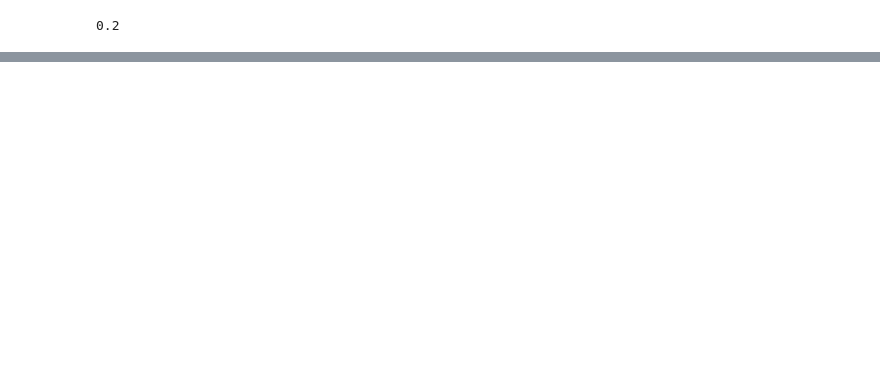
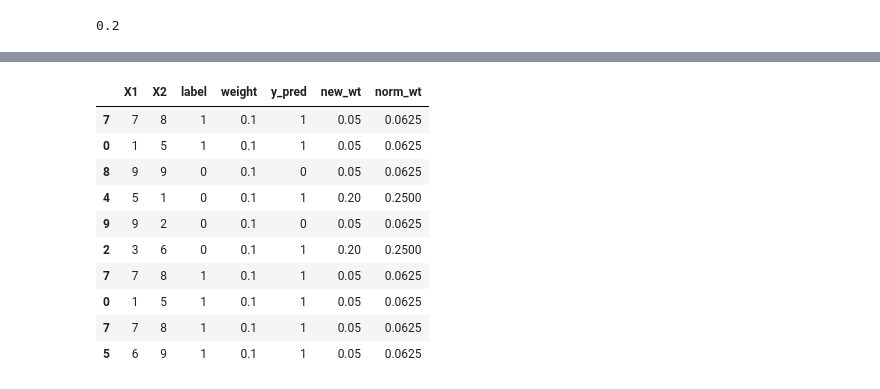
Before and after one commit to Khushi130404/Ensemble-Learning, a Jupyter notebook: AdaBoost/my_adaboost.ipynb, the cells around one changed output, grey strips where cells are left out. Saved outputs shown, nothing was run; the diff lists cells and outputs as text; code cells hidden in the pictures; blank space fills up the shorter version.

```diff
--- a/AdaBoost/my_adaboost.ipynb
+++ b/AdaBoost/my_adaboost.ipynb
@@ -260,0 +272,2 @@ df2
+# %%
+df2['norm_wt'] = df2['new_wt']/sum
@@ -260,0 +278,14 @@ df2
+# %%
+df2
+# %% [output]
+|  | X1 | X2 | label | weight | y_pred | new_wt | norm_wt |
+| 7 | 7 | 8 | 1 | 0.1 | 1 | 0.05 | 0.0625 |
+| 0 | 1 | 5 | 1 | 0.1 | 1 | 0.05 | 0.0625 |
+| 8 | 9 | 9 | 0 | 0.1 | 0 | 0.05 | 0.0625 |
+| 4 | 5 | 1 | 0 | 0.1 | 1 | 0.20 | 0.2500 |
+| 9 | 9 | 2 | 0 | 0.1 | 0 | 0.05 | 0.0625 |
+| 2 | 3 | 6 | 0 | 0.1 | 1 | 0.20 | 0.2500 |
+| 7 | 7 | 8 | 1 | 0.1 | 1 | 0.05 | 0.0625 |
+| 0 | 1 | 5 | 1 | 0.1 | 1 | 0.05 | 0.0625 |
+| 7 | 7 | 8 | 1 | 0.1 | 1 | 0.05 | 0.0625 |
+| 5 | 6 | 9 | 1 | 0.1 | 1 | 0.05 | 0.0625 |
```
Also changed, not shown: parts of 16 cells of this notebook.
